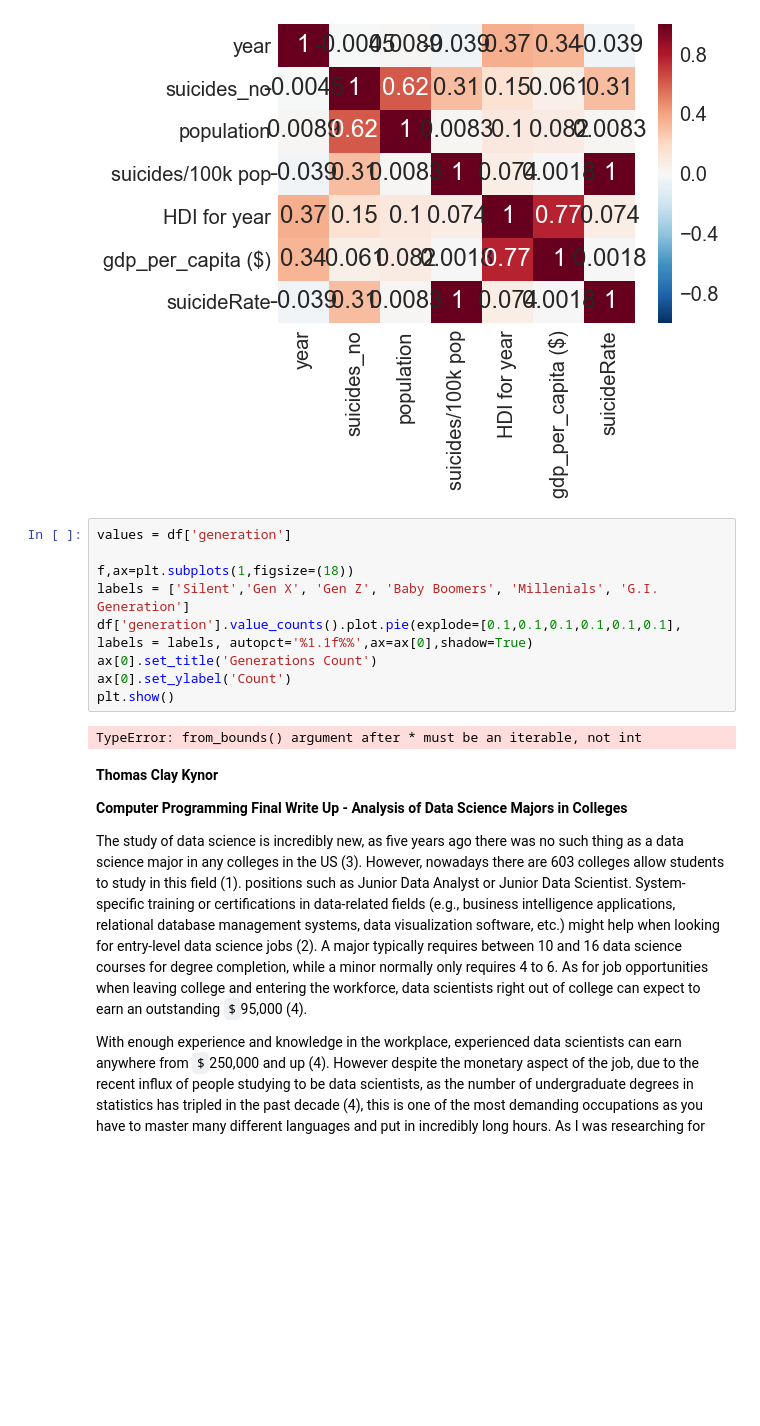
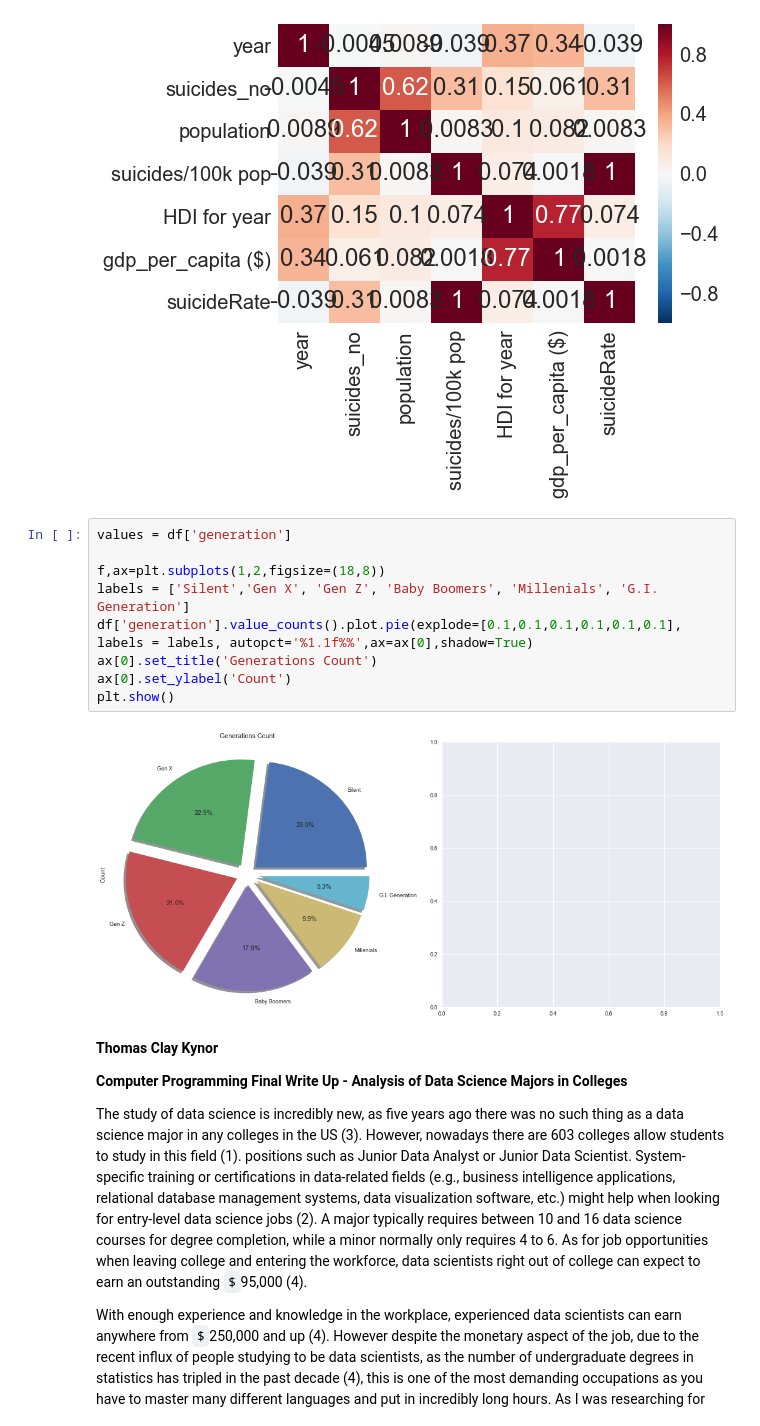
Before and after one commit to Clay190/Data-Science, a Jupyter notebook: finalproject.ipynb, the cells around one changed output. Drawn from its saved outputs; the diff is of its cells as text; blank space fills up the shorter version.

```diff
--- a/finalproject.ipynb
+++ b/finalproject.ipynb
@@ -116,14 +116,14 @@ sns.set(font_scale=0.9)
 # %%
 values = df['generation']
 
-f,ax=plt.subplots(1,figsize=(18))
+f,ax=plt.subplots(1,2,figsize=(18,8))
 labels = ['Silent','Gen X', 'Gen Z', 'Baby Boomers', 'Millenials', 'G.I. Generation']
 df['generation'].value_counts().plot.pie(explode=[0.1,0.1,0.1,0.1,0.1,0.1], labels = labels, autopct='%1.1f%%',ax=ax[0],shadow=True)
 ax[0].set_title('Generations Count')
 ax[0].set_ylabel('Count')
 plt.show()
 # %% [output]
-TypeError: from_bounds() argument after * must be an iterable, not int
+[figure, added]
 # %% [markdown]
 **Thomas Clay Kynor**
 
```
